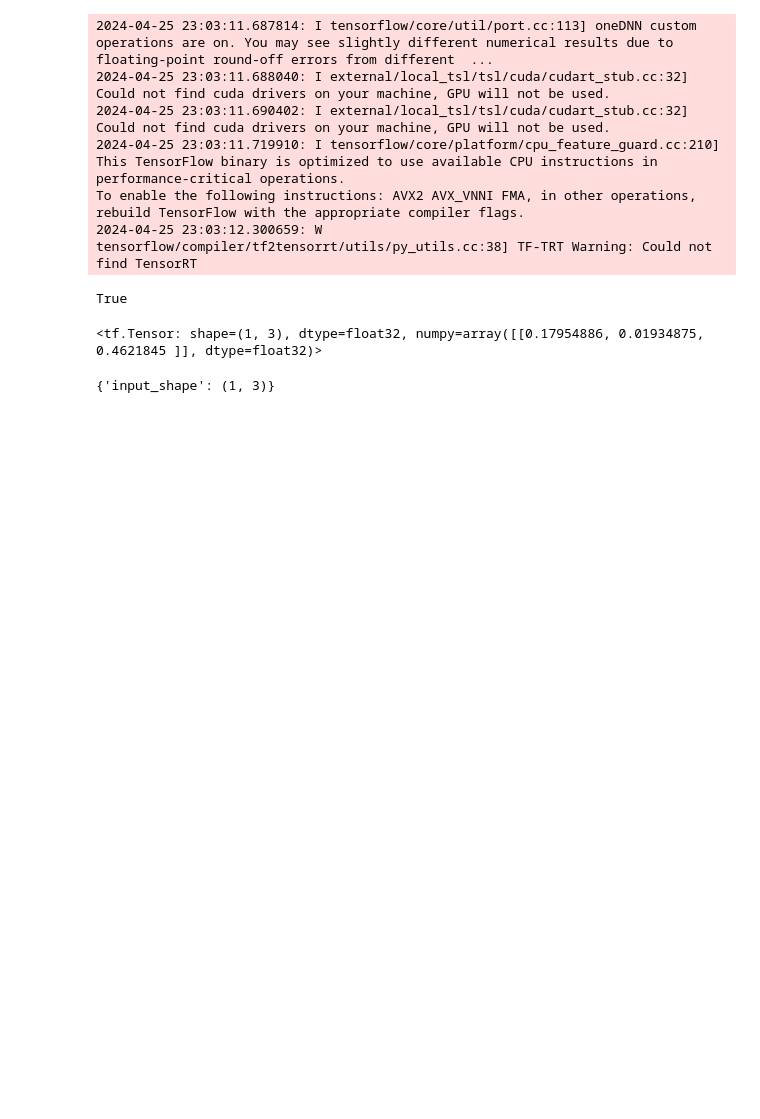
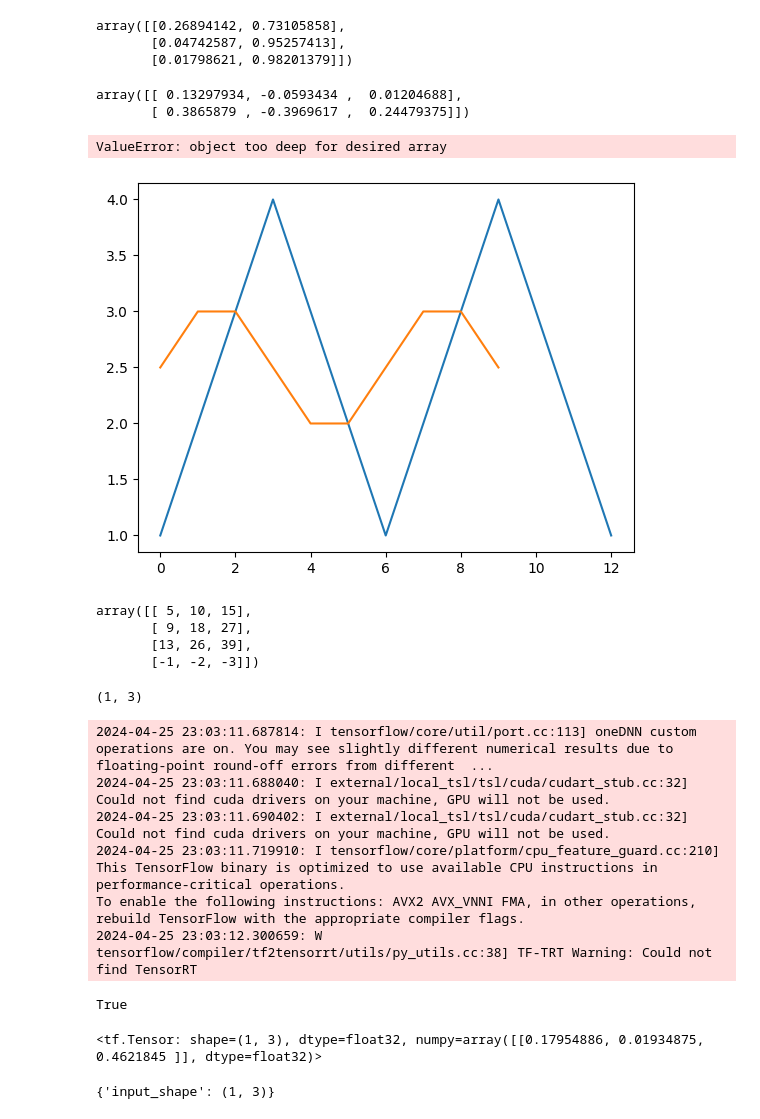
Before and after one commit to ThomasBenzshawel/NEAT_ChessAI, a Jupyter notebook: temp.ipynb, the cells around one changed output. Cells and saved outputs as stored; diff of their text form; code cells hidden in the pictures; blank space fills up the shorter version.

```diff
--- a/temp.ipynb
+++ b/temp.ipynb
@@ -1,3 +71,77 @@
+# %%
+softmax([
+    [1,2],
+    [1,4],
+    [1,5]
+])
+# %% [output]
+array([[0.26894142, 0.73105858],
+       [0.04742587, 0.95257413],
+       [0.01798621, 0.98201379]])
+# %%
+x = np.array([
+    [1,2],
+    [-1,3]
+])
+
+Wq = np.array([
+    [1,2,3],
+    [4,5,6]
+])/6
+Wk = np.array([
+    [4,5,6],
+    [1,2,3]
+])/-6
+Wv = np.array([
+    [-1,2,-3],
+    [1,-2,3]
+])/6
+
+q = x @ Wq
+k = x @ Wk
+v = x @ Wv
+
+softmax(q*k)*v
+# %% [output]
+array([[ 0.13297934, -0.0593434 ,  0.01204688],
+       [ 0.3865879 , -0.3969617 ,  0.24479375]])
+# %%
+np.convolve(
+    [
+        [1,2,3,2,1],
+        [1,2,3,4,5],
+        [0,1,0,1,0],
+        [0,0,0,0,0],
+        [1,1,1,1,1]
+    ],
+    [1],
+    mode='valid'
+)
+# %% [output]
+ValueError: object too deep for desired array
+# %%
+a = np.array([1,2,3,4,3,2,1,2,3,4,3,2,1])
+b = np.array([.25,.25,.25,.25])
+c = np.convolve(a,b,mode='valid')
+
+plt.plot(a)
+plt.plot(c)
+plt.show()
+# %% [output]
+[figure, added]
+# %%
+np.array([[2,3], [4,5], [6,7], [-1,0]]) @ np.array([[1,2,3],[1,2,3]])
+# %% [output]
+array([[ 5, 10, 15],
+       [ 9, 18, 27],
+       [13, 26, 39],
+       [-1, -2, -3]])
+# %%
+np.array([
+    [1,2,3]
+], dtype=float).shape
+# %% [output]
+(1, 3)
 # %%
 import pickle
 from layers import *
```
Also changed, not shown: parts of 15 cells of this notebook, 2 other files.
